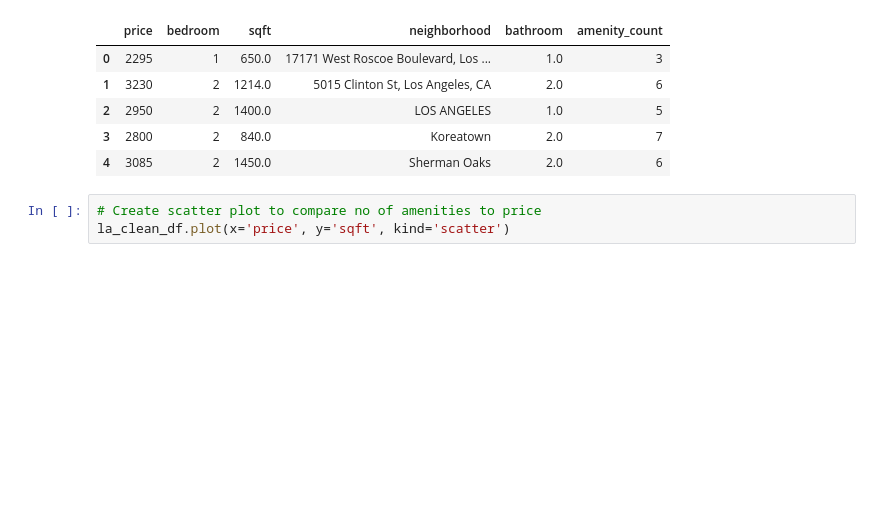
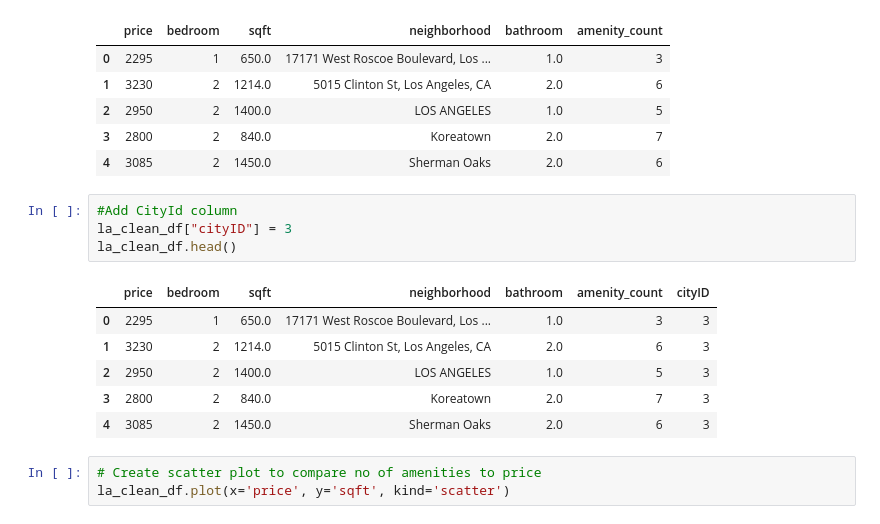
Before and after one commit to icycake7/main, a Jupyter notebook: First Segment Rubric - Clean/LA_data_clean.ipynb, the cells around one changed output. Saved outputs shown, nothing was run; the diff lists cells and outputs as text; blank space fills up the shorter version.

Commit message:
Added code to create cityID column

```diff
--- a/First Segment Rubric - Clean/LA_data_clean.ipynb
+++ b/First Segment Rubric - Clean/LA_data_clean.ipynb
@@ -213,6 +213,17 @@ la_clean_df.head()
 | 2 | 2950 | 2 | 1400.0 | LOS ANGELES | 1.0 | 5 |
 | 3 | 2800 | 2 | 840.0 | Koreatown | 2.0 | 7 |
 | 4 | 3085 | 2 | 1450.0 | Sherman Oaks | 2.0 | 6 |
+# %%
+#Add CityId column
+la_clean_df["cityID"] = 3
+la_clean_df.head()
+# %% [output]
+|  | price | bedroom | sqft | neighborhood | bathroom | amenity_count | cityID |
+| 0 | 2295 | 1 | 650.0 | 17171 West Roscoe Boulevard, Los ... | 1.0 | 3 | 3 |
+| 1 | 3230 | 2 | 1214.0 | 5015 Clinton St, Los Angeles, CA | 2.0 | 6 | 3 |
+| 2 | 2950 | 2 | 1400.0 | LOS ANGELES | 1.0 | 5 | 3 |
+| 3 | 2800 | 2 | 840.0 | Koreatown | 2.0 | 7 | 3 |
+| 4 | 3085 | 2 | 1450.0 | Sherman Oaks | 2.0 | 6 | 3 |
 # %%
 # Create scatter plot to compare no of amenities to price
 la_clean_df.plot(x='price', y='sqft', kind='scatter')
```
Also changed, not shown: parts of 2 cells of this notebook, 2 other files.
